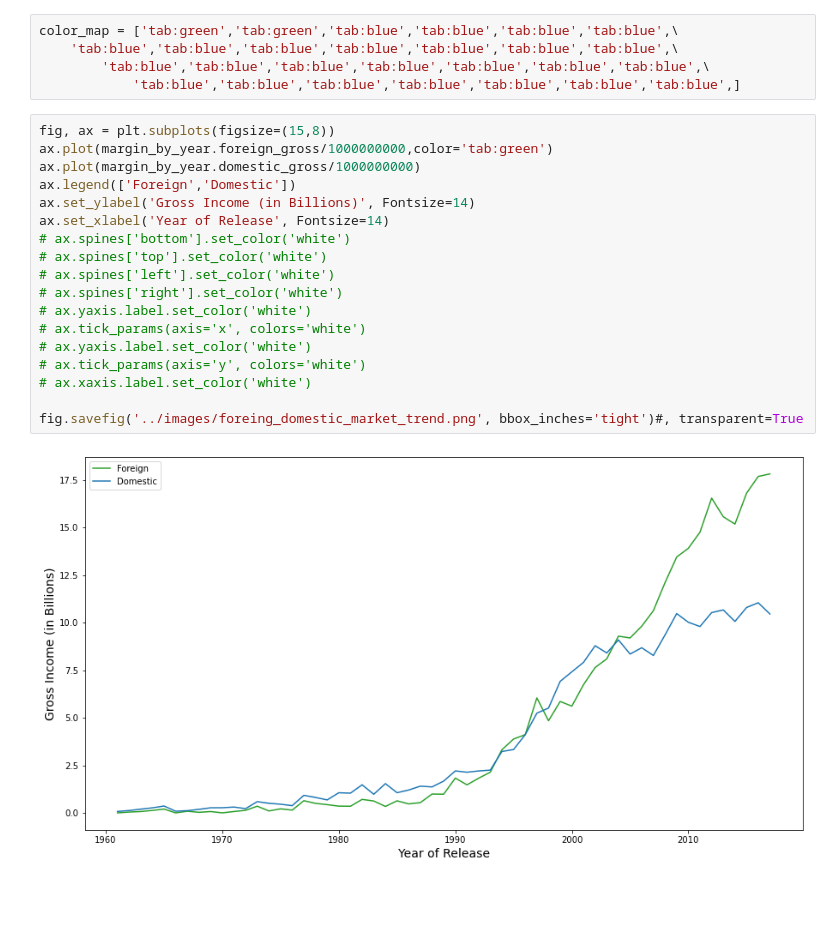
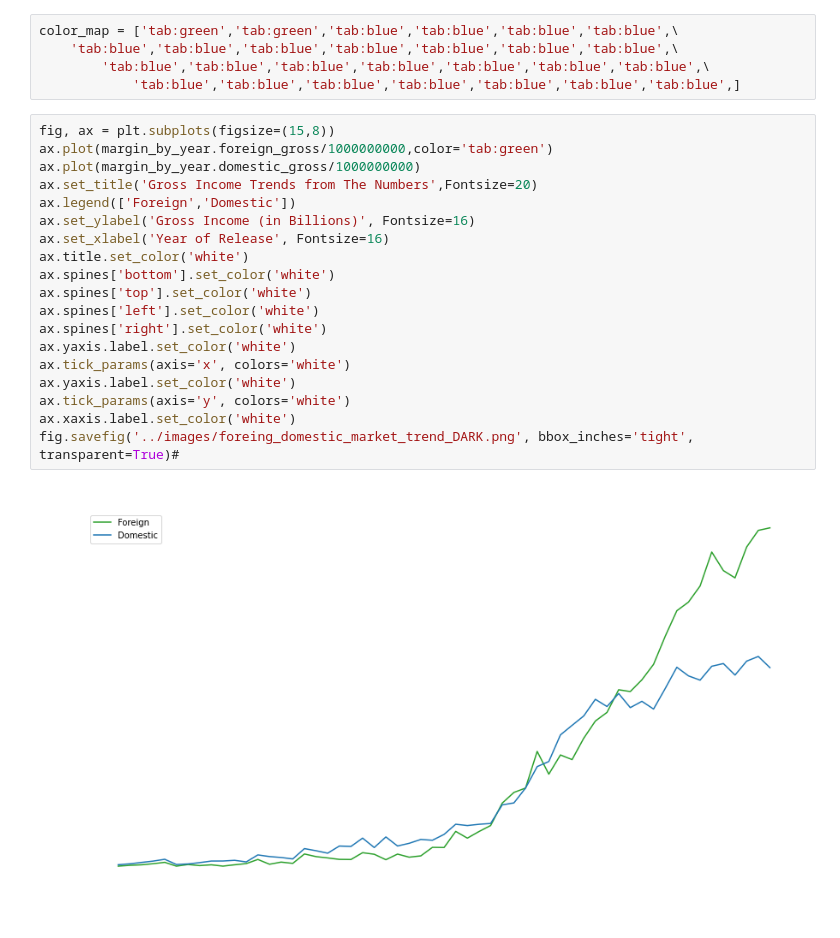
Before and after one commit to JCherryA050/phase_1_project, a Jupyter notebook: working_notebooks/project_notebook_ajc.ipynb, the cells around one changed output. Drawn from its saved outputs; the diff is of its cells as text; blank space fills up the shorter version.

Commit message:
added titles to figures

```diff
--- a/working_notebooks/project_notebook_ajc.ipynb
+++ b/working_notebooks/project_notebook_ajc.ipynb
@@ -448,20 +450,21 @@ color_map = ['tab:green','tab:green','tab:blue','tab:blue','tab:blue','tab:blue'
 # %%
 fig, ax = plt.subplots(figsize=(15,8))
 ax.plot(margin_by_year.foreign_gross/1000000000,color='tab:green')
 ax.plot(margin_by_year.domestic_gross/1000000000)
+ax.set_title('Gross Income Trends from The Numbers',Fontsize=20)
 ax.legend(['Foreign','Domestic'])
-ax.set_ylabel('Gross Income (in Billions)', Fontsize=14)
-ax.set_xlabel('Year of Release', Fontsize=14)
-# ax.spines['bottom'].set_color('white')
-# ax.spines['top'].set_color('white')
-# ax.spines['left'].set_color('white')
-# ax.spines['right'].set_color('white')
-# ax.yaxis.label.set_color('white')
-# ax.tick_params(axis='x', colors='white')
-# ax.yaxis.label.set_color('white')
-# ax.tick_params(axis='y', colors='white')
-# ax.xaxis.label.set_color('white')
-
-fig.savefig('../images/foreing_domestic_market_trend.png', bbox_inches='tight')#, transparent=True
+ax.set_ylabel('Gross Income (in Billions)', Fontsize=16)
+ax.set_xlabel('Year of Release', Fontsize=16)
+ax.title.set_color('white')
+ax.spines['bottom'].set_color('white')
+ax.spines['top'].set_color('white')
+ax.spines['left'].set_color('white')
+ax.spines['right'].set_color('white')
+ax.yaxis.label.set_color('white')
+ax.tick_params(axis='x', colors='white')
+ax.yaxis.label.set_color('white')
+ax.tick_params(axis='y', colors='white')
+ax.xaxis.label.set_color('white')
+fig.savefig('../images/foreing_domestic_market_trend_DARK.png', bbox_inches='tight', transparent=True)#
 # %% [output]
-[figure, old version]
+[figure, new version]
```
Also changed, not shown: parts of 4 cells of this notebook, 4 other files.
